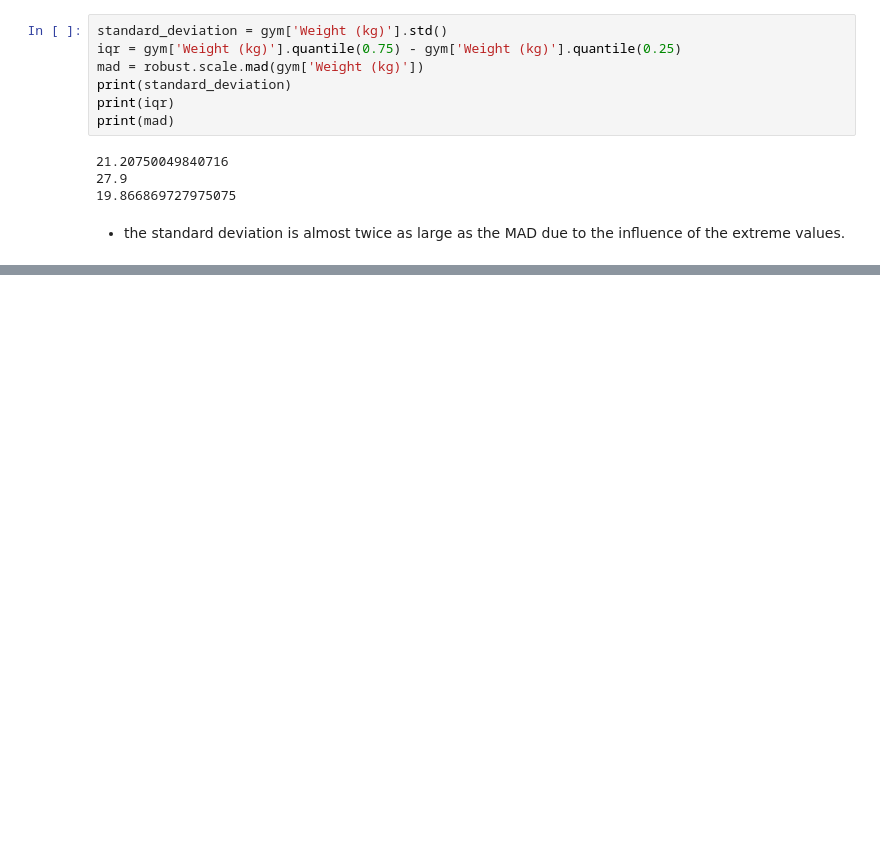
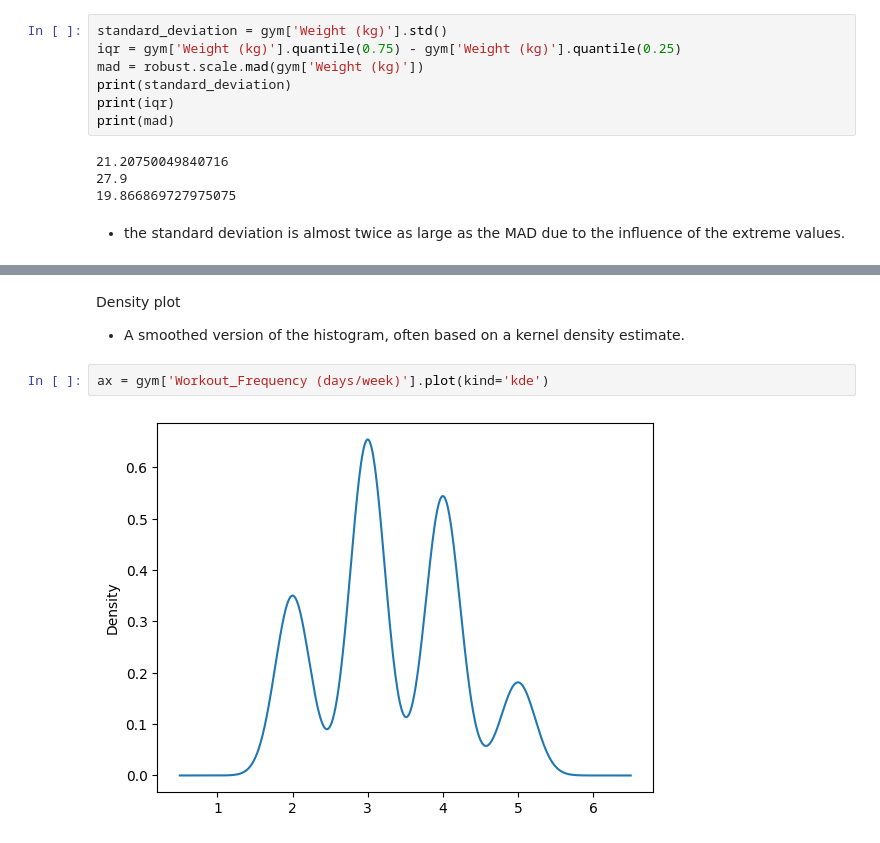
Before and after one commit to lucaspinheiro27/Statistics, a Jupyter notebook: Jupyter_notebooks/Gym_members.ipynb, the cells around one changed output, grey strips where cells are left out. Drawn from its saved outputs; the diff is of its cells as text; blank space fills up the shorter version.

```diff
--- a/Jupyter_notebooks/Gym_members.ipynb
+++ b/Jupyter_notebooks/Gym_members.ipynb
@@ -165,0 +206,7 @@ $$
+# %% [markdown]
+Density plot
+* A smoothed version of the histogram, often based on a kernel density estimate.
+# %%
+ax = gym['Workout_Frequency (days/week)'].plot(kind='kde')
+# %% [output]
+[figure, added]
```
Also changed, not shown: parts of 17 cells of this notebook.
